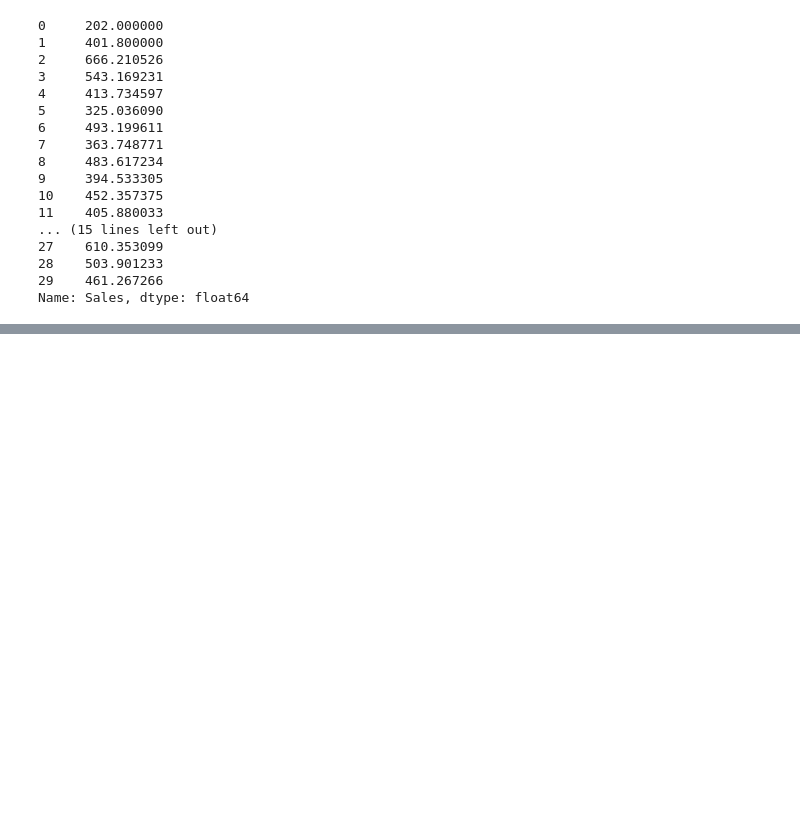
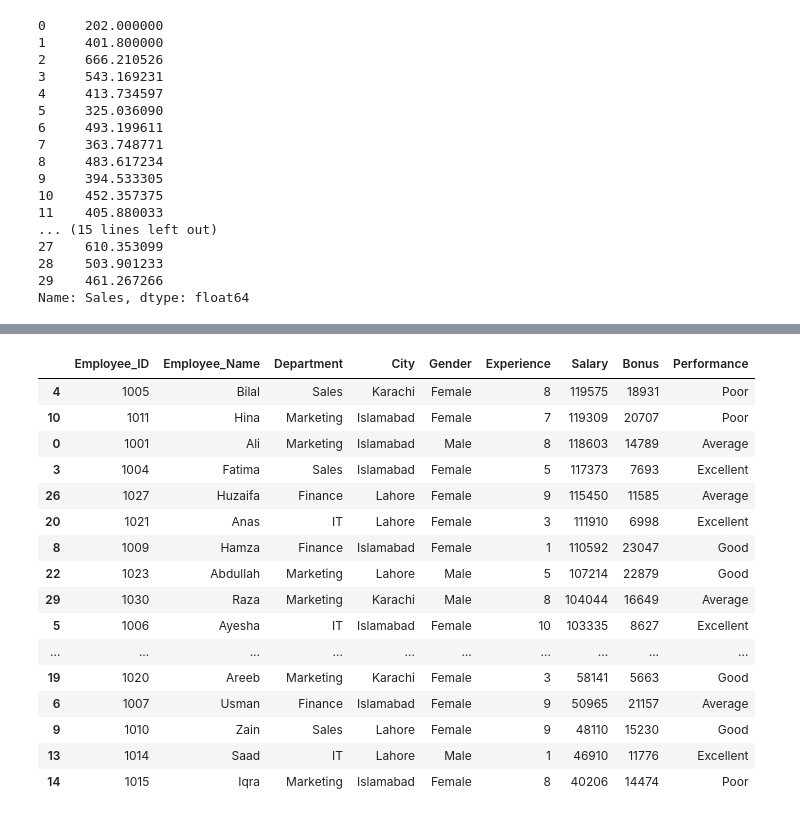
Before and after one commit to SyedSamiUllah1/Python_Practice, a Jupyter notebook: Book.ipynb, the cells around one changed output, grey strips where cells are left out. Saved outputs shown, nothing was run; the diff lists cells and outputs as text; code cells hidden in the pictures; blank space fills up the shorter version.

Commit message:
.aggregate missing values and groupby

```diff
--- a/Book.ipynb
+++ b/Book.ipynb
@@ -1046,0 +1241,2 @@ Name: Sales, dtype: float64
+# %%
+pd.set_option('display.max_columns', 60)
@@ -1046,0 +1265,20 @@ Name: Sales, dtype: float64
+# %%
+df2.sort_values(by='Salary', ascending=False)
+# %% [output]
+|  | Employee_ID | Employee_Name | Department | City | Gender | Experience | Salary | Bonus | Performance |
+| 4 | 1005 | Bilal | Sales | Karachi | Female | 8 | 119575 | 18931 | Poor |
+| 10 | 1011 | Hina | Marketing | Islamabad | Female | 7 | 119309 | 20707 | Poor |
+| 0 | 1001 | Ali | Marketing | Islamabad | Male | 8 | 118603 | 14789 | Average |
+| 3 | 1004 | Fatima | Sales | Islamabad | Female | 5 | 117373 | 7693 | Excellent |
+| 26 | 1027 | Huzaifa | Finance | Lahore | Female | 9 | 115450 | 11585 | Average |
+| 20 | 1021 | Anas | IT | Lahore | Female | 3 | 111910 | 6998 | Excellent |
+| 8 | 1009 | Hamza | Finance | Islamabad | Female | 1 | 110592 | 23047 | Good |
+| 22 | 1023 | Abdullah | Marketing | Lahore | Male | 5 | 107214 | 22879 | Good |
+| 29 | 1030 | Raza | Marketing | Karachi | Male | 8 | 104044 | 16649 | Average |
+| 5 | 1006 | Ayesha | IT | Islamabad | Female | 10 | 103335 | 8627 | Excellent |
+| ... | ... | ... | ... | ... | ... | ... | ... | ... | ... |
+| 19 | 1020 | Areeb | Marketing | Karachi | Female | 3 | 58141 | 5663 | Good |
+| 6 | 1007 | Usman | Finance | Islamabad | Female | 9 | 50965 | 21157 | Average |
+| 9 | 1010 | Zain | Sales | Lahore | Female | 9 | 48110 | 15230 | Good |
+| 13 | 1014 | Saad | IT | Lahore | Male | 1 | 46910 | 11776 | Excellent |
+| 14 | 1015 | Iqra | Marketing | Islamabad | Female | 8 | 40206 | 14474 | Poor |
```
Also changed, not shown: parts of 19 cells of this notebook.
